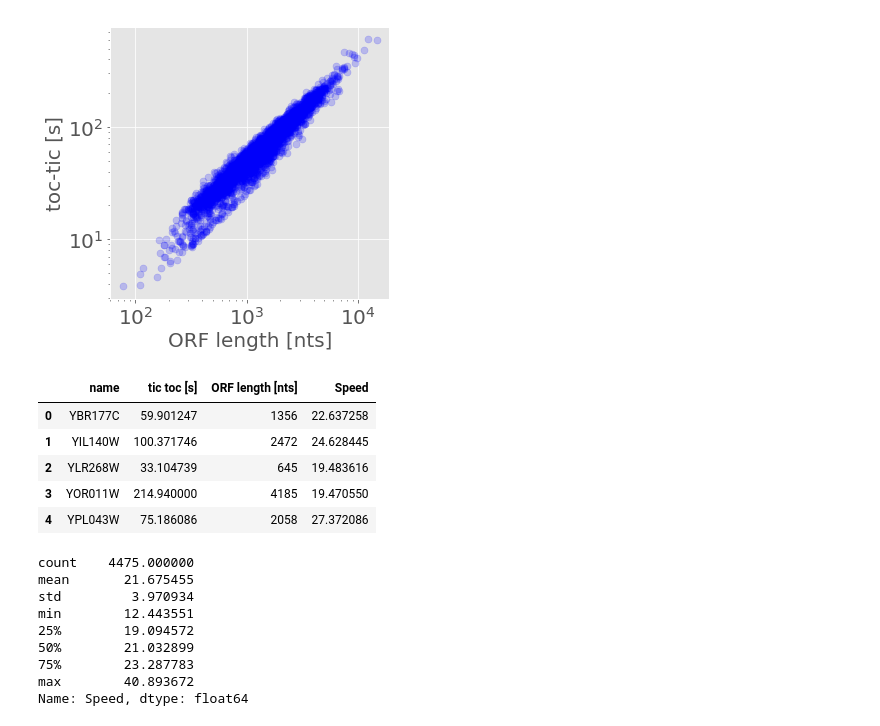
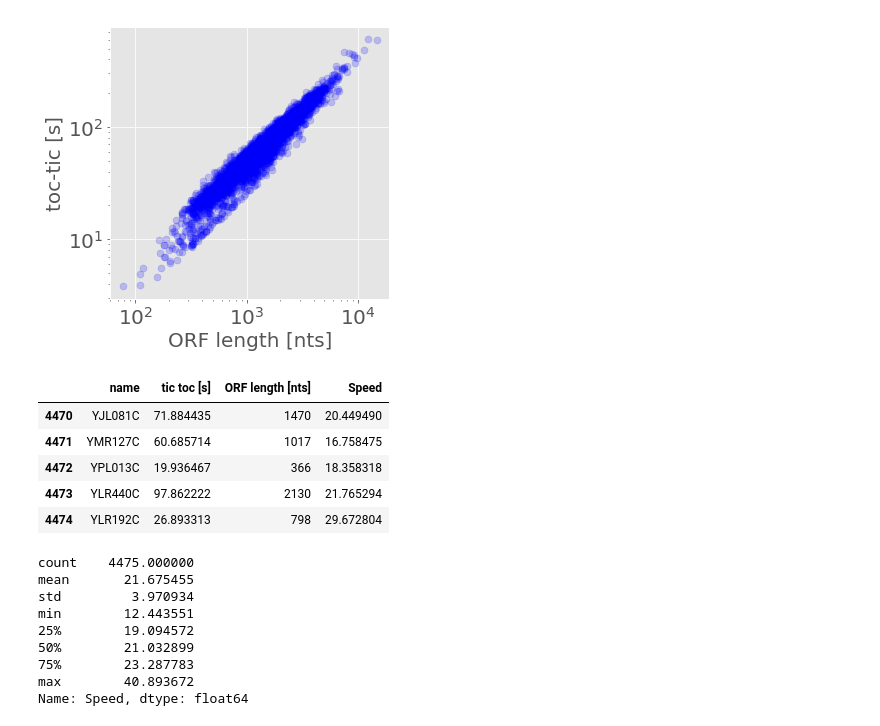
Before and after one commit to gittenberg/TRSL, a Jupyter notebook: workbooks/analyses/09 Codon_usage_analysis_tAI_cAI.ipynb, the cells around one changed output. Saved outputs shown, nothing was run; the diff lists cells and outputs as text; code cells hidden in the pictures.

```diff
--- a/workbooks/analyses/09 Codon_usage_analysis_tAI_cAI.ipynb
+++ b/workbooks/analyses/09 Codon_usage_analysis_tAI_cAI.ipynb
@@ -411,14 +485,14 @@ df['Speed'] = df['ORF length [nts]'] / df['tic toc [s]']
 # %%
 df.dropna(how='any', inplace=True)
 # %%
-df.head()
+df.tail()
 # %% [output]
 |  | name | tic toc [s] | ORF length [nts] | Speed |
-| 0 | YBR177C | 59.901247 | 1356 | 22.637258 |
-| 1 | YIL140W | 100.371746 | 2472 | 24.628445 |
-| 2 | YLR268W | 33.104739 | 645 | 19.483616 |
-| 3 | YOR011W | 214.940000 | 4185 | 19.470550 |
-| 4 | YPL043W | 75.186086 | 2058 | 27.372086 |
+| 4470 | YJL081C | 71.884435 | 1470 | 20.449490 |
+| 4471 | YMR127C | 60.685714 | 1017 | 16.758475 |
+| 4472 | YPL013C | 19.936467 | 366 | 18.358318 |
+| 4473 | YLR440C | 97.862222 | 2130 | 21.765294 |
+| 4474 | YLR192C | 26.893313 | 798 | 29.672804 |
 # %%
 df['Speed'].describe()
 # %% [output]
```
Also changed, not shown: parts of 46 cells of this notebook, 3 other files.
